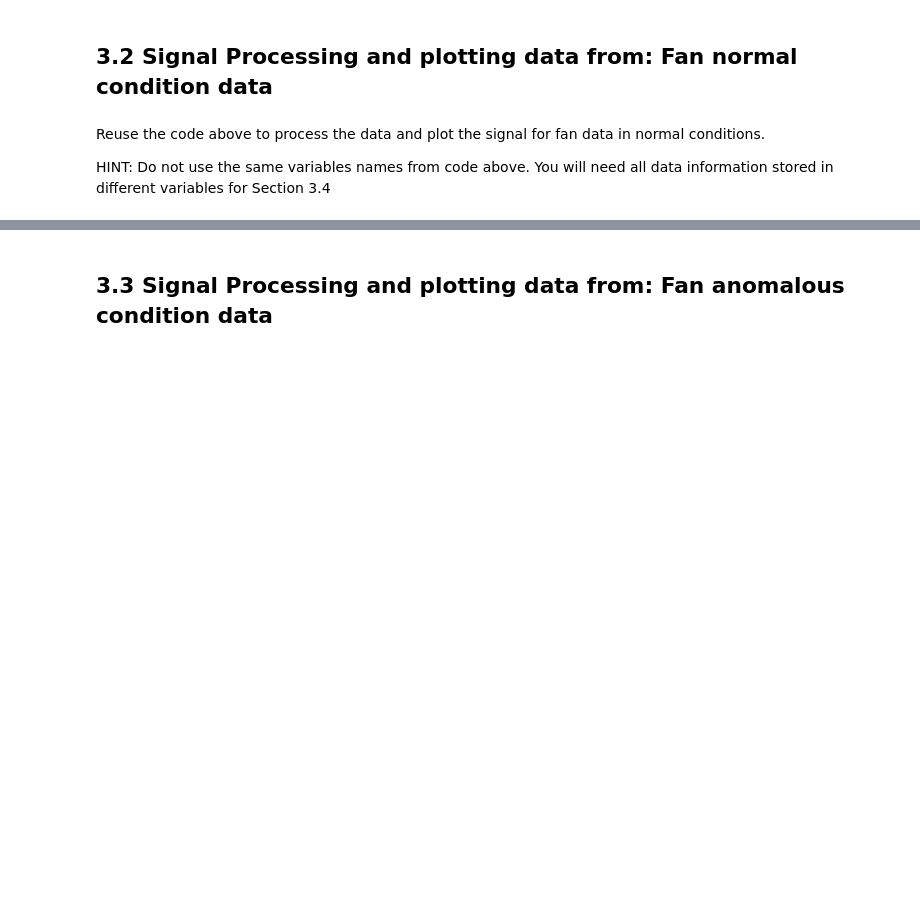
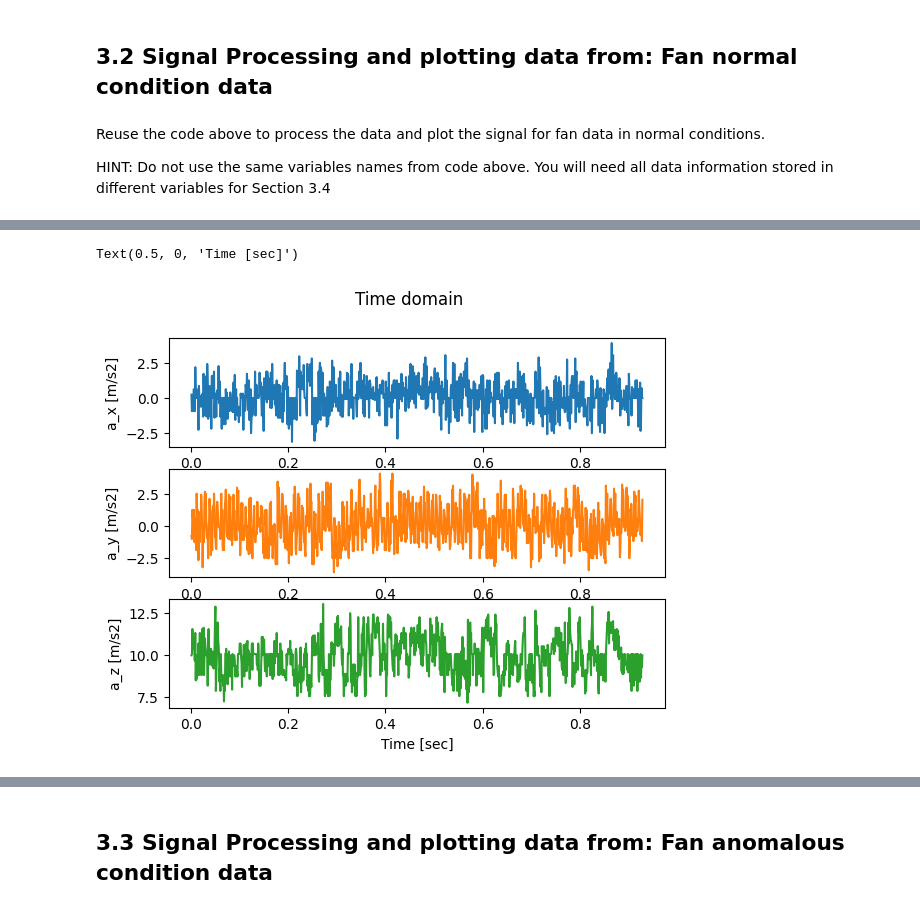
Before and after one commit to broodingreaper/iiot, a Jupyter notebook: lab/lab2/L2_Colab3.ipynb, the cells around one changed output, grey strips where cells are left out. Saved outputs shown, nothing was run; the diff lists cells and outputs as text; code cells hidden in the pictures; blank space fills up the shorter version.

```diff
--- a/lab/lab2/L2_Colab3.ipynb
+++ b/lab/lab2/L2_Colab3.ipynb
@@ -152,0 +142,50 @@ HINT: Do not use the same variables names from code above. You will need all dat
+# %%
+#Insert the block of code for calculating time-domain features:
+#Print out all time domain features in this block
+#
+from pandas.core.internals.construction import dict_to_mgr
+
+filename2 = '20260204_162958_lab2_fan_normal.csv' #Insert the imported csv file name (copy the bolded text from the previous output) from the previous step inside the quotations
+#Declaring arrays
+dt = [] # sampling period list, dt
+t = [] # time list, t
+a_x = [] # x-axis acceleration list, a_x
+a_y = [] # y-axis acceleration list, a_y
+a_z = [] # z-axis acceleration list, a_z
+
+# Reading a CSV file and convert rows as data
+
+with open(filename2, 'r') as f:
+    rows = csv.reader(f, delimiter = ',')
+    header = next(rows)
+    for row in rows:
+        dt.append(float(row[0]))
+        t.append(float(row[1]))
+        a_x.append(float(row[2]))
+        a_y.append(float(row[3]))
+        a_z.append(float(row[4]))
+
+N = int(len(dt)) # Number of sample = 1000
+T = t[-1]/N # sampling period, assumed equally distributed
+
+
+n = np.array(range(len(dt))) + 1 # measured sequence
+dt = np.array(dt) # convert dt list to dt 1D array
+t = np.array(t) # convert t list to t 1D array
+a_x = np.array(a_x) # convert a_x list to a_x 1D array
+a_y = np.array(a_y) # convert a_y list to a_y 1D array
+a_z = np.array(a_z) # convert a_z list to a_z 1D array
+
+
+fig1, ax1 = plt.subplots(3)
+fig1.suptitle('Time domain')
+ax1[0].plot(t,a_x,'tab:blue')
+ax1[0].set_ylabel('a_x [m/s2]')
+ax1[1].plot(t,a_y, 'tab:orange')
+ax1[1].set_ylabel('a_y [m/s2]')
+ax1[2].plot(t,a_z, 'tab:green')
+ax1[2].set_ylabel('a_z [m/s2]')
+ax1[2].set_xlabel('Time [sec]')
+# %% [output]
+Text(0.5, 0, 'Time [sec]')
+[figure, added]
```
Also changed, not shown: parts of 13 cells of this notebook.
